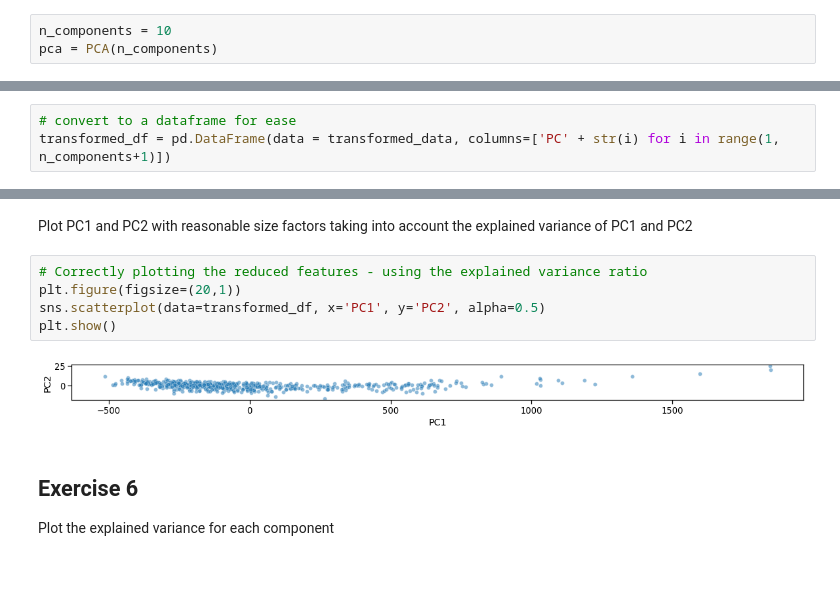
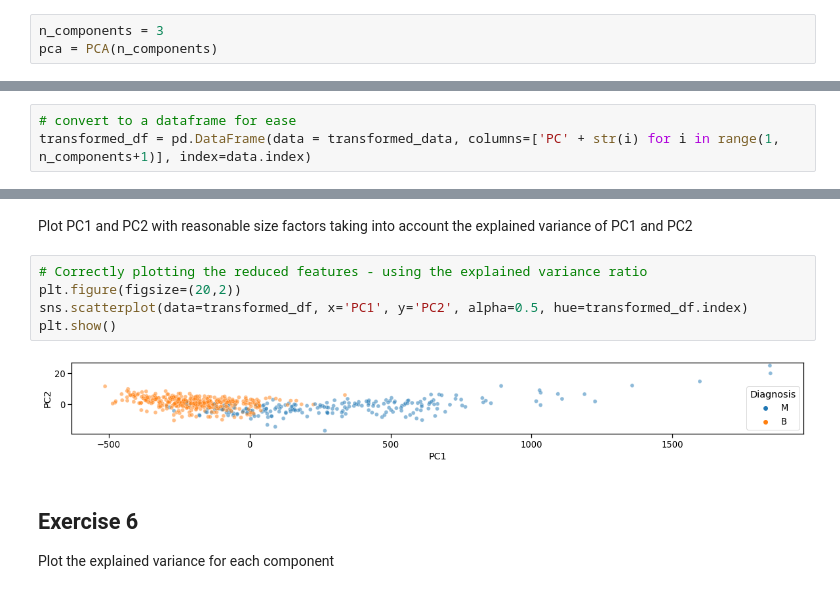
Before and after one commit to ritika-giri/pca-for-biologists-workshop, a Jupyter notebook: 01-PCA-basics.ipynb, the cells around one changed output, grey strips where cells are left out. Drawn from its saved outputs; the diff is of its cells as text.

```diff
--- a/01-PCA-basics.ipynb
+++ b/01-PCA-basics.ipynb
@@ -197,7 +197,7 @@ Initialize a PCA object with 3 components
 # %%
 from sklearn.decomposition import PCA
 # %%
-n_components = 10
+n_components = 3
 pca = PCA(n_components)
 # %% [markdown]
 ## Exercise 3
@@ -207,7 +207,7 @@ Get transformed data coordinates using PCA
 transformed_data = pca.fit_transform(data)
 # %%
 # convert to a dataframe for ease
-transformed_df = pd.DataFrame(data = transformed_data, columns=['PC' + str(i) for i in range(1, n_components+1)])
+transformed_df = pd.DataFrame(data = transformed_data, columns=['PC' + str(i) for i in range(1, n_components+1)], index=data.index)
 # %%
 # how many features are in the transformed dataset?
 transformed_df.shape
@@ -254,11 +254,11 @@ pca.explained_variance_ratio_[1]
 Plot PC1 and PC2 with reasonable size factors taking into account the explained variance of PC1 and PC2
 # %%
 # Correctly plotting the reduced features - using the explained variance ratio
-plt.figure(figsize=(20,1))
-sns.scatterplot(data=transformed_df, x='PC1', y='PC2', alpha=0.5)
+plt.figure(figsize=(20,2))
+sns.scatterplot(data=transformed_df, x='PC1', y='PC2', alpha=0.5, hue=transformed_df.index)
 plt.show()
 # %% [output]
-[figure, old version]
+[figure, new version]
 # %% [markdown]
 ## Exercise 6
 Plot the explained variance for each component
```
Also changed, not shown: parts of 7 cells of this notebook.
